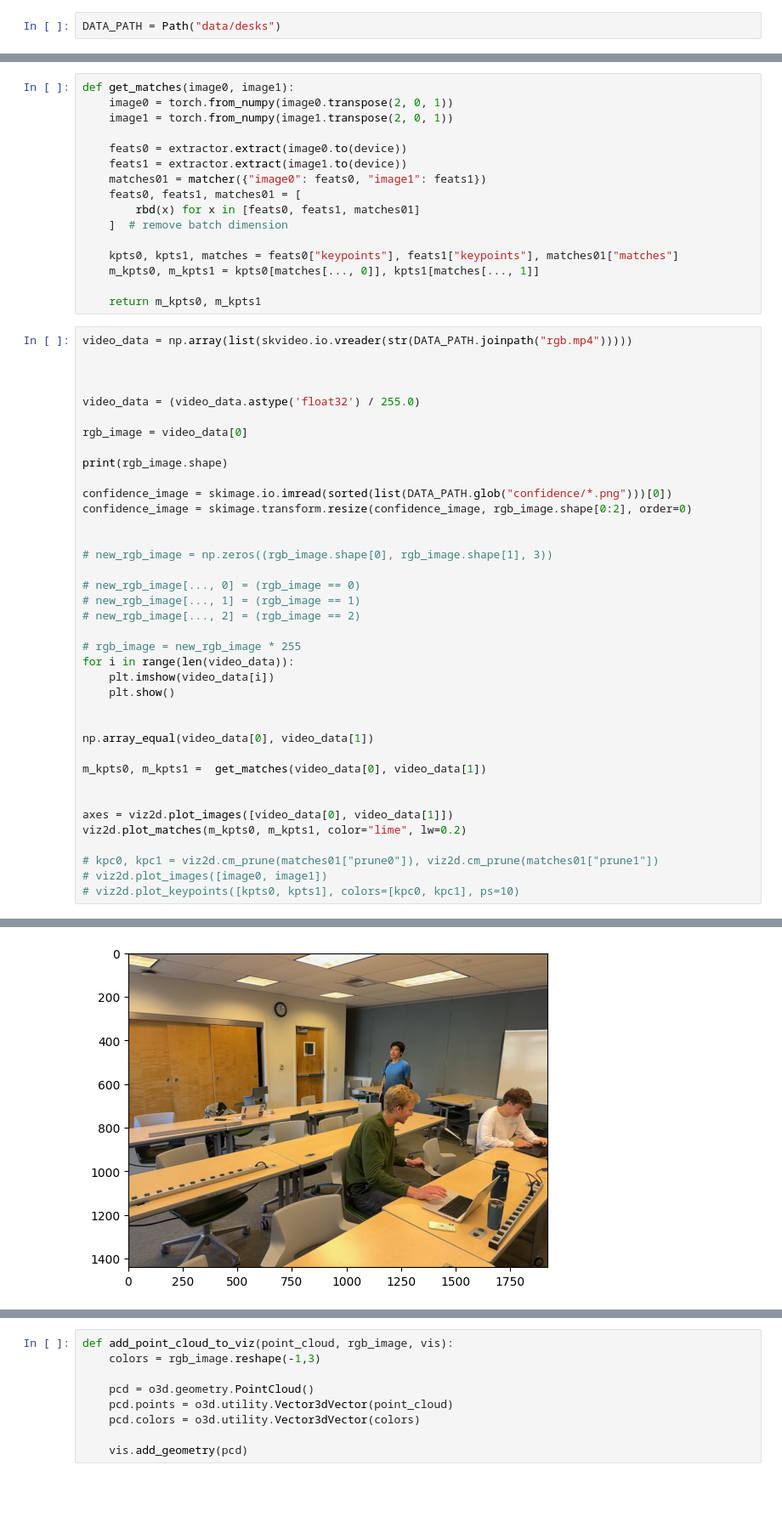
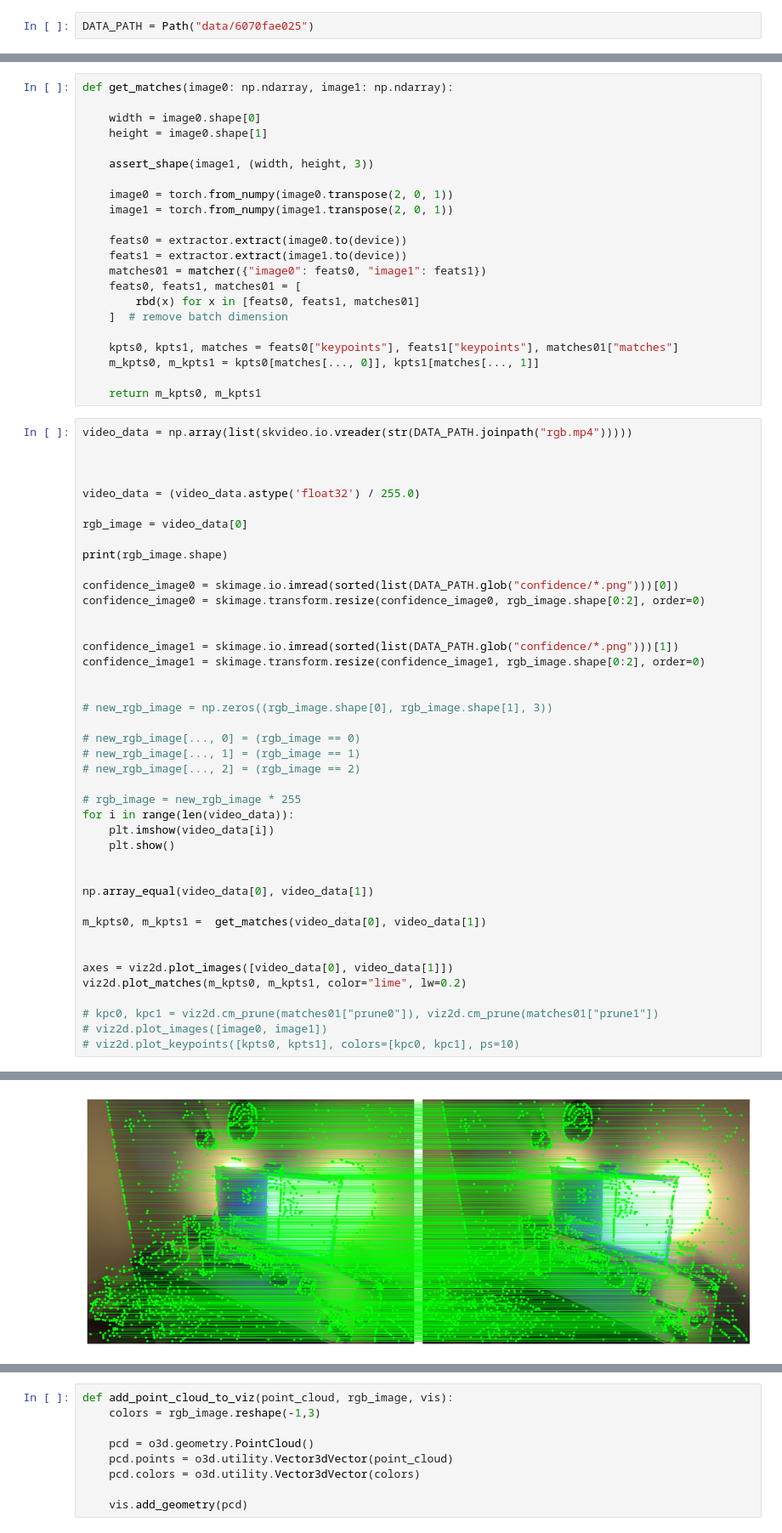
Before and after one commit to StarDylan/Xtractofuse, a Jupyter notebook: ransac_point_cloud_generator.ipynb, the cells around one changed output, grey strips where cells are left out. Shown at 85% size. Saved outputs shown, nothing was run; the diff lists cells and outputs as text; blank space fills up the shorter version.

```diff
--- a/ransac_point_cloud_generator.ipynb
+++ b/ransac_point_cloud_generator.ipynb
@@ -33,5 +37,5 @@ def assert_shape(x, shape:list):
 # %%
-DATA_PATH = Path("data/desks")
+DATA_PATH = Path("data/6070fae025")
 # %%
 device = torch.device("cuda" if torch.cuda.is_available() else "cpu")  # 'mps', 'cpu'
 
@@ -40,5 +49,11 @@ matcher = LightGlue(features="superpoint").eval().to(device)
 # %%
-def get_matches(image0, image1):
+def get_matches(image0: np.ndarray, image1: np.ndarray):
+
+    width = image0.shape[0]
+    height = image0.shape[1]
+
+    assert_shape(image1, (width, height, 3))
+
     image0 = torch.from_numpy(image0.transpose(2, 0, 1))
     image1 = torch.from_numpy(image1.transpose(2, 0, 1))
 
@@ -64,8 +79,12 @@ rgb_image = video_data[0]
 
 print(rgb_image.shape)
 
-confidence_image = skimage.io.imread(sorted(list(DATA_PATH.glob("confidence/*.png")))[0])
-confidence_image = skimage.transform.resize(confidence_image, rgb_image.shape[0:2], order=0)
+confidence_image0 = skimage.io.imread(sorted(list(DATA_PATH.glob("confidence/*.png")))[0])
+confidence_image0 = skimage.transform.resize(confidence_image0, rgb_image.shape[0:2], order=0)
+
+
+confidence_image1 = skimage.io.imread(sorted(list(DATA_PATH.glob("confidence/*.png")))[1])
+confidence_image1 = skimage.transform.resize(confidence_image1, rgb_image.shape[0:2], order=0)
 
 
 # new_rgb_image = np.zeros((rgb_image.shape[0], rgb_image.shape[1], 3))
@@ -98 +117 @@ viz2d.plot_matches(m_kpts0, m_kpts1, color="lime", lw=0.2)
-[figure, old version]
+[figure, new version]
```
Also changed, not shown: parts of 9 cells of this notebook.
